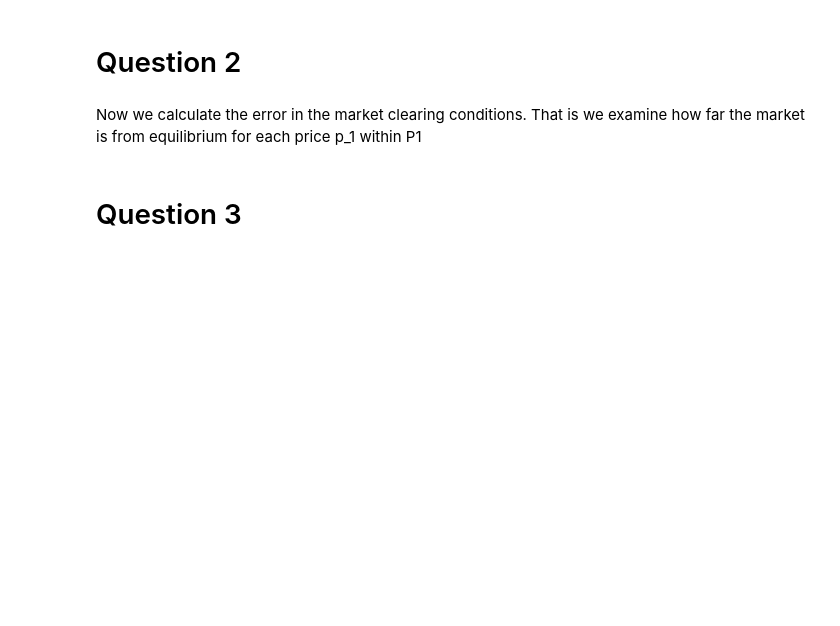
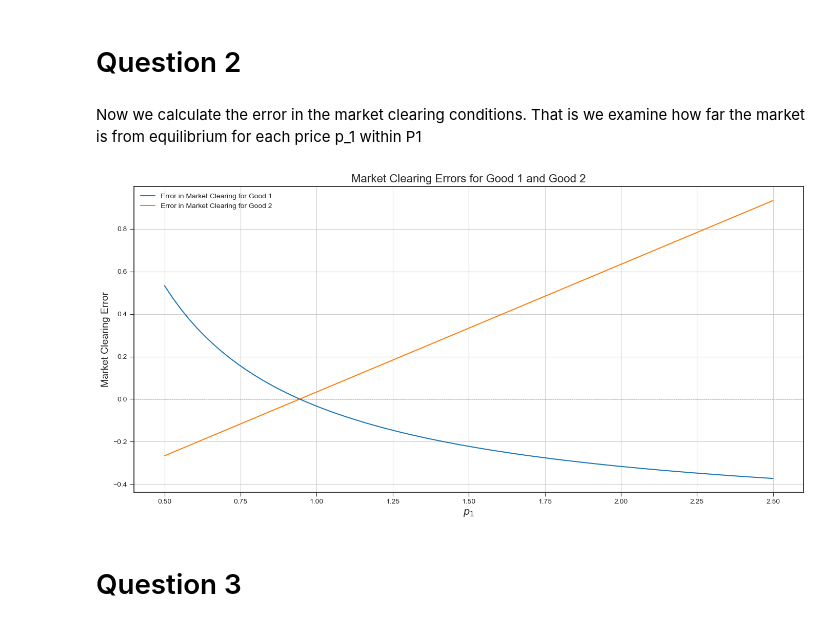
Before and after one commit to NumEconCopenhagen/projects-2024-maltheogpeter, a Jupyter notebook: inauguralproject/inauguralproject.ipynb, the cells around one changed output. Saved outputs shown, nothing was run; the diff lists cells and outputs as text; code cells hidden in the pictures; blank space fills up the shorter version.

```diff
--- a/inauguralproject/inauguralproject.ipynb
+++ b/inauguralproject/inauguralproject.ipynb
@@ -113,3 +38,29 @@ epsilon1_values, epsilon2_values = zip(*errors)
+# %%
+
+N_p1 = 75
+p1_values = np.linspace(0.5, 2.5, N_p1)
+epsilon_1 = []
+epsilon_2 = []
+p1_valuess= []
+for p1 in p1_values:
+    error_1 = model.market_clearing_x1(p1)
+    error_2 = model.market_clearing_x2(p1)
+    epsilon_1.append(error_1)
+    epsilon_2.append(error_2)
+    p1_valuess.append(p1)
+plt.figure(figsize=(14, 7))
+plt.plot(p1_valuess, epsilon_1, label='Error in Market Clearing for Good 1')
+plt.plot(p1_valuess, epsilon_2, label='Error in Market Clearing for Good 2')
+plt.xlabel('$p_1$', fontsize=14)
+plt.ylabel('Market Clearing Error', fontsize=14)
+plt.title('Market Clearing Errors for Good 1 and Good 2', fontsize=16)
+plt.axhline(0, color='black', lw=0.5, ls='--')
+plt.grid(True)
+plt.legend()
+plt.tight_layout()
+plt.show()
+# %% [output]
+[figure, added]
 # %% [markdown]
 # Question 3
 # %% [markdown]
```
Also changed, not shown: parts of 17 cells of this notebook.
